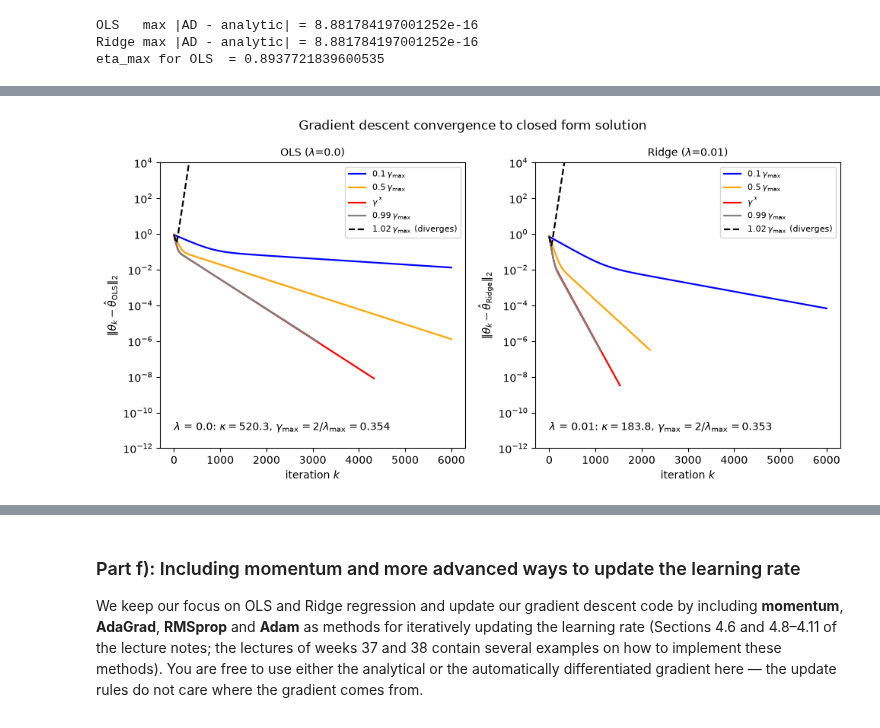
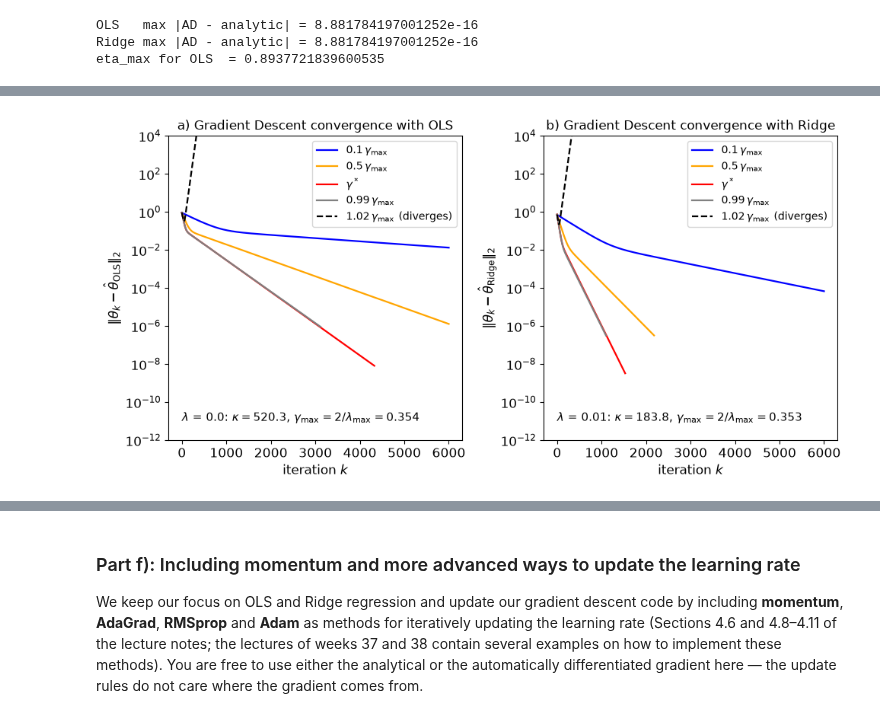
Before and after one commit to lukasMK01/FYS-STK4155, a Jupyter notebook: project_1/wip_project1.ipynb, the cells around one changed output, grey strips where cells are left out. Drawn from its saved outputs; the diff is of its cells as text; code cells hidden in the pictures.

```diff
--- a/project_1/wip_project1.ipynb
+++ b/project_1/wip_project1.ipynb
@@ -756,29 +773,10 @@ differentiation, and what its cost is relative to one evaluation of the cost fun
 # %%
-#Compare the gradient descent with the closed form solution for OLS and Ridge regression
+# Compare the gradient descent with the closed-form solution for OLS and Ridge regression
 
+# Gradient descent function
+grad_jax = jax.grad(cost)
 
-# Functions from exercises
-def cost(theta, X, y, lam=0.0):
-    #if lambda == 0, this is OLS, otherwise Ridge
-    return jnp.mean((y - X @ theta)**2) + lam * jnp.sum(theta**2)
-
-def closed_form(X, y, lam=0.0):
-    """Eq. (3.44) with the 1/n convention of Eq. (3.95): (X^T X + n lambda I)^-1 X^T y."""
-    n, p = X.shape
-    return np.linalg.solve(X.T @ X + n * lam * np.eye(p), X.T @ y)
-
-def gradient(theta, X, y, lam=0.0):
-    """Eqs. (4.13) and (4.17): the gradient of (1/n)||X theta - y||^2 + lambda theta^T theta."""
-    n = len(y)
-    return (2.0 / n) * X.T @ (X @ theta - y) + 2.0 * lam * theta
-
-def hessian_eigs(X, lam=0.0):
-    """Eigenvalues of the Hessian (2/n) X^T X + 2 lambda I, Eqs. (4.14) and (4.17)."""
-    n = len(X)
-    return np.linalg.eigvalsh((2.0 / n) * X.T @ X + 2.0 * lam * np.eye(X.shape[1]))
-
-#Gradient descent function
-grad_jax = jax.grad(cost)
+# First version of gradient descent function, with option to use either analytical or automatic differentiation gradients
 def gradient_descent(X,y,gamma,lmbda=0.0, num_iters=1000, tol=1e-8, method="analytical"):
 
     # Initialize weights for gradient descent
@@ -805,25 +803,9 @@ def gradient_descent(X,y,gamma,lmbda=0.0, num_iters=1000, tol=1e-8, method="anal
 
         # Stopping criterion:  gradient is small enough
         if np.linalg.norm(g) < tol:
-            print(f"Converged after {t} iterations.")
             break
-    if t == num_iters:
-            print("Reached maximum iterations without convergence.")
 
     return theta0, t, history
-
-
-
-# def exercise_data2(n=100, degree=2, noise=0.5, seed=2026):
-#     """Standardised polynomial design matrix (no intercept column) and centred targets."""
-#     rng = np.random.default_rng(seed)
-#     x = rng.uniform(-2.0, 2.0, n)
-#     y = 2.0 - x + 5.0 * x**2 + noise * rng.standard_normal(n)
-#     X = np.column_stack([x**k for k in range(1, degree + 1)])
-#     X_mean, X_std = X.mean(axis=0), X.std(axis=0)
-#     X_norm = (X - X_mean) / X_std
-#     y_centered = y - y.mean()
-#     return X_norm, y_centered
 
 
 #Setting up the data for gradient descent
@@ -836,9 +818,6 @@ def exercise_data(n=100,sigma=0.1, seed=2026,degree=5):
     X_norm = (X - X_mean) / X_std
     y_centered = y - y.mean()
     return X_norm, y_centered
-
-
-
 
 
 #Function from tuesday week 37 exercise, tweaked to match the desired figures:
@@ -861,27 +840,28 @@ def fig_gd_convergence(filename="project1_gd_convergence.png"):
         colors = ["blue", "orange", "red", "grey", "black"]
         for gamma, lab, col in zip(gammas, labels, colors):
 
-            #running the gradient descent
-            theta_gd, t, history = gradient_descent(X,y,gamma,lam, num_iters, tol)
-            #getting the distance to the closed form
+            # Running the gradient descent
+            theta_gd, t, history = gradient_descent(X,y,gamma,lam, num_iters, tol,method="AD")
+            # Getting the distance to the closed form
             dist = np.linalg.norm(np.asarray(history) - theta_cf, axis=1)
-            #plotting the results
+            # Plotting the results
             ax.semilogy(dist, color=col, label=lab, lw=1.6,
                         ls="--" if gamma > gamma_max else "-")
         # ax.set_title(rf"$\lambda$ = {lam}: $\kappa={lmax/lmin:.1f}$, "
         #                 rf"$\gamma_{{\max}}=2/\lambda_{{\max}}={gamma_max:.3f}$", fontsize=10)
         ax.text(1,1e-11,rf"$\lambda$ = {lam}: $\kappa={lmax/lmin:.1f}$, "
-                        rf"$\gamma_{{\max}}=2/\lambda_{{\max}}={gamma_max:.3f}$", fontsize=10)
-        ax.set_xlabel("iteration $k$")
+                        rf"$\gamma_{{\max}}=2/\lambda_{{\max}}={gamma_max:.3f}$", fontsize=11)
+        ax.set_xlabel("iteration $k$",fontsize=12)
         ax.set_ylim(1e-12, 1e4)
-        ax.legend(fontsize=8, loc="upper right")
+        ax.tick_params(axis='both', labelsize=12)
+        ax.legend(fontsize=10, loc="upper right")
         if lam == 0.0: #Closed form for OLS
-            ax.set_ylabel(r"$\|{\theta}_k-\hat{{\theta}}_{\mathrm{OLS}}\|_2$")
-            ax.set_title(f"OLS ($\lambda$={lam})", fontsize=10)
+            ax.set_ylabel(r"$\|{\theta}_k-\hat{{\theta}}_{\mathrm{OLS}}\|_2$",fontsize=12)
+            ax.set_title(f"a) Gradient Descent convergence with OLS", fontsize=12)
         else: #Closed form for Ridge
-            ax.set_ylabel(r"$\|{\theta}_k-\hat{{\theta}}_{\mathrm{Ridge}}\|_2$")
-            ax.set_title(f"Ridge ($\lambda$={lam})", fontsize=10)
-    plt.suptitle(f"Gradient descent convergence to closed form solution", fontsize=12)
+            ax.set_ylabel(r"$\|{\theta}_k-\hat{{\theta}}_{\mathrm{Ridge}}\|_2$",fontsize=12)
+            ax.set_title(f"b) Gradient Descent convergence with Ridge", fontsize=12)
+    # plt.suptitle(f"Gradient descent convergence to closed form solution", fontsize=12)
     fig.tight_layout()
     fig.savefig(filename, bbox_inches="tight")
     plt.close(fig)
@@ -889,14 +869,10 @@ def fig_gd_convergence(filename="project1_gd_convergence.png"):
 
 
 #Input data for gradient descent parameters:
-
-
-# The maximum number of iterations
-num_iters = 6000
-# Tolerance for the stopping criterion
-tol = 1e-8
-# Lambda for regression (0 for OLS, >0 for Ridge)
-lmbdas = [0.0, 1e-2]
+num_iters = 6000 # The maximum number of iterations
+tol = 1e-8 # Tolerance for the stopping criterion
+lmbdas = [0.0, 1e-2] # Lambda for regression (0 for OLS, >0 for Ridge)
+degree = 5 # Degree of the polynomial
 
 X, y = exercise_data(degree=degree)
 rng = np.random.default_rng(2026)
@@ -931 +897 @@ Reached maximum iterations without convergence.
-[figure, old version]
+[figure, new version]
```
Also changed, not shown: parts of 18 cells of this notebook.
